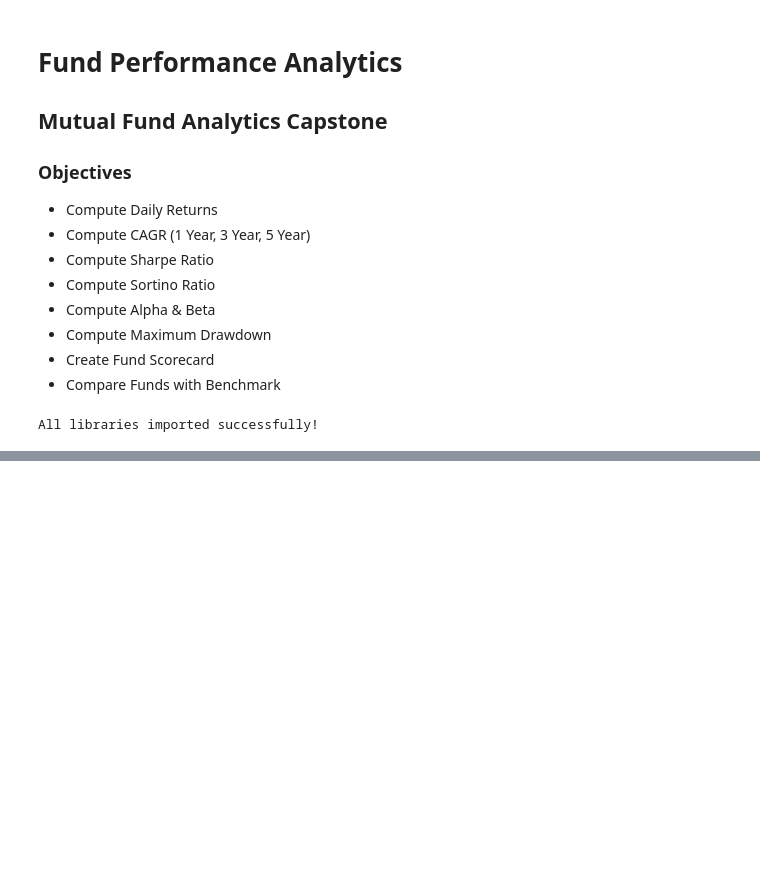
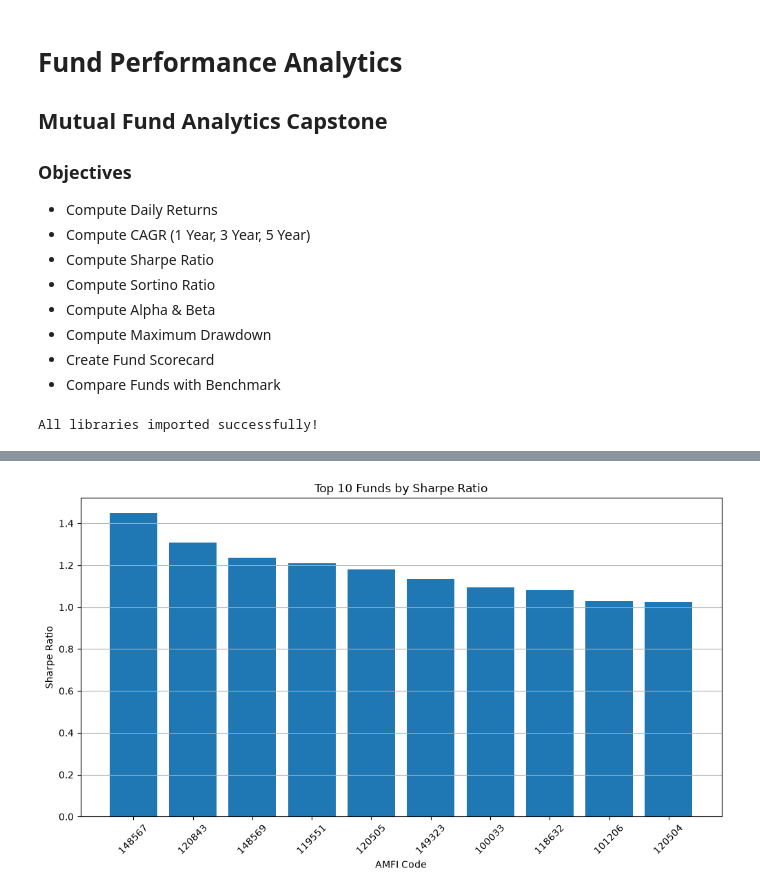
Before and after one commit to abhinay2812-glitch/mutual-fund-analytics-capstone, a Jupyter notebook: notebooks/Performance_Analytics.ipynb, the cells around one changed output, grey strips where cells are left out. Drawn from its saved outputs; the diff is of its cells as text; code cells hidden in the pictures; blank space fills up the shorter version.

```diff
--- a/notebooks/Performance_Analytics.ipynb
+++ b/notebooks/Performance_Analytics.ipynb
@@ -29,0 +191,19 @@ All libraries imported successfully!
+# %%
+# Risk-free rate (6.5% annually)
+
+risk_free_rate = 0.065 / 252
+# %%
+# Sharpe Ratio for each fund
+
+sharpe_data = (
+    nav_history
+    .groupby("amfi_code")["daily_return"]
+    .agg(["mean", "std"])
+)
+
+sharpe_data["sharpe_ratio"] = (
+    (sharpe_data["mean"] - risk_free_rate)
+    / sharpe_data["std"]
+) * np.sqrt(252)
+
+sharpe_data.head()
@@ -29,0 +218,8 @@ All libraries imported successfully!
+# %%
+top_sharpe = (
+    sharpe_data
+    .sort_values("sharpe_ratio", ascending=False)
+    .head(10)
+)
+
+top_sharpe
@@ -29,0 +239,19 @@ All libraries imported successfully!
+# %%
+plt.figure(figsize=(12,6))
+
+plt.bar(
+    top_sharpe.index.astype(str),
+    top_sharpe["sharpe_ratio"]
+)
+
+plt.title("Top 10 Funds by Sharpe Ratio")
+plt.xlabel("AMFI Code")
+plt.ylabel("Sharpe Ratio")
+
+plt.xticks(rotation=45)
+
+plt.grid(axis="y")
+
+plt.show()
+# %% [output]
+[figure, added]
```
Also changed, not shown: parts of 41 cells of this notebook, 4 other files.
